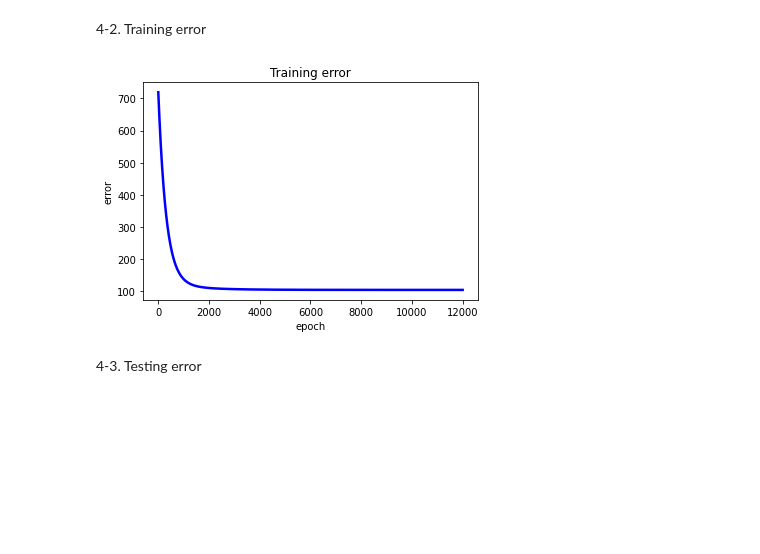
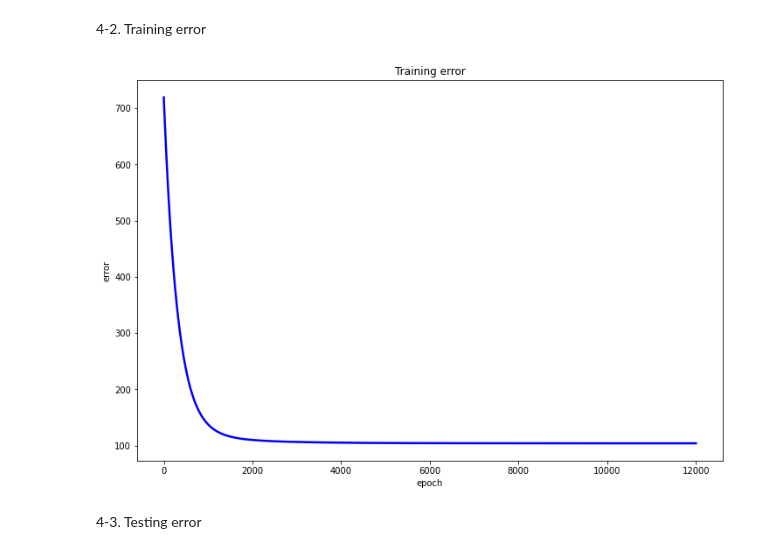
Before and after one commit to ihooni/class-MachineLearning, a Jupyter notebook: 04/assignment-04.ipynb, the cells around one changed output. Cells and saved outputs as stored; diff of their text form; code cells hidden in the pictures; blank space fills up the shorter version.

```diff
--- a/04/assignment-04.ipynb
+++ b/04/assignment-04.ipynb
@@ -91,13 +92,14 @@ plt.show()
 # %% [markdown]
 4-2. Training error
 # %%
+plt.figure(figsize=(12, 8))
 plt.title('Training error')
 plt.plot(epoch_tick, history['train_err'], 'b-', linewidth=2.5)
 plt.xlabel('epoch')
 plt.ylabel('error')
 plt.show()
 # %% [output]
-[figure, old version]
+[figure, new version]
 # %% [markdown]
 4-3. Testing error
 # %%
```
Also changed, not shown: parts of 2 cells of this notebook.
